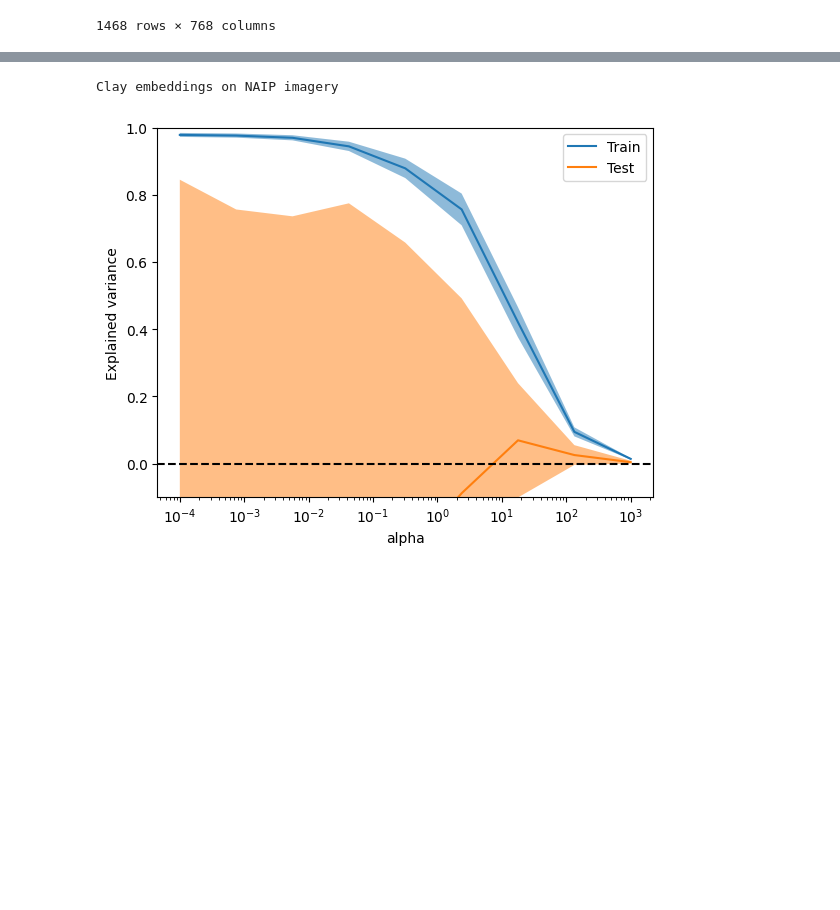
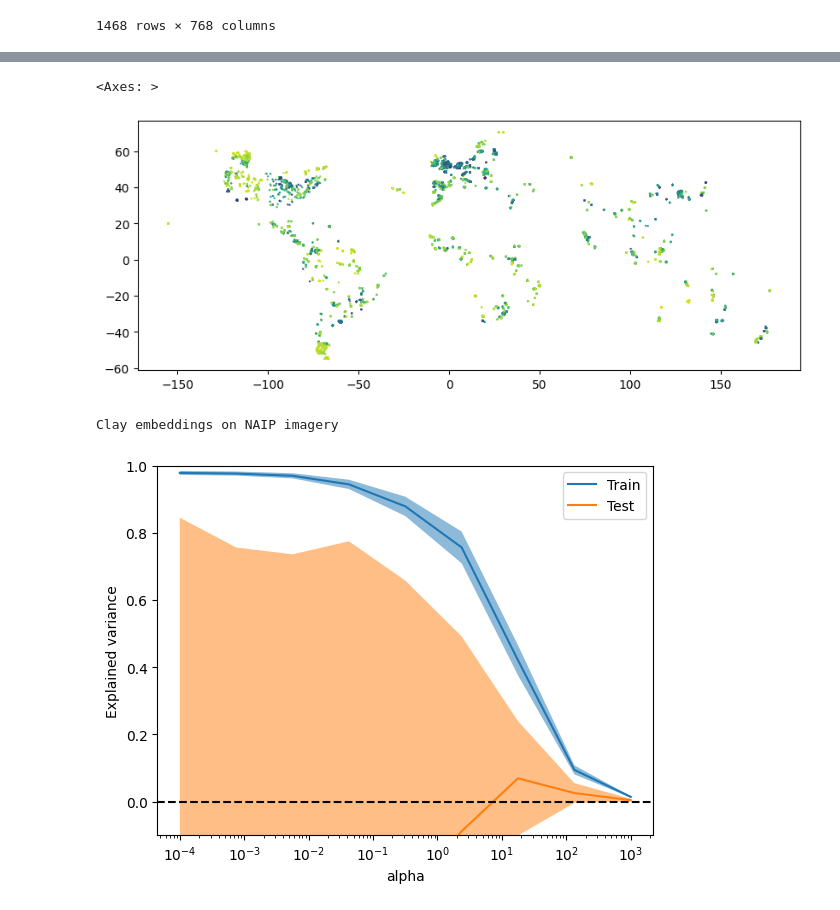
Before and after one commit to Vizzuality/ecosystem-condition-pilot, a Jupyter notebook: notebooks/naip_model_predicted_bii.ipynb, the cells around one changed output, grey strips where cells are left out. Cells and saved outputs as stored; diff of their text form; code cells hidden in the pictures; blank space fills up the shorter version.

Commit message:
update predicts model

```diff
--- a/notebooks/naip_model_predicted_bii.ipynb
+++ b/notebooks/naip_model_predicted_bii.ipynb
@@ -57,6 +58,17 @@ predicts_data.head()
 | 2 | AD1_2006__McFrederick 1 17 | AD1_2006__McFrederick 1 2 | AD1_2006__McFrederick 1 17_vs_AD1... | AD1_2006__McFrederick 1 | 0.936170 | 37.691700 | -122.433556 | 37.743056 | -122.413889 | 5973.480700 | Primary minimal | ... |
 | 3 | AD1_2006__McFrederick 1 18 | AD1_2006__McFrederick 1 2 | AD1_2006__McFrederick 1 18_vs_AD1... | AD1_2006__McFrederick 1 | 1.000000 | 37.618219 | -122.461981 | 37.743056 | -122.413889 | 14528.344901 | Primary minimal | ... |
 | 4 | AD1_2006__McFrederick 1 17 | AD1_2006__McFrederick 1 3 | AD1_2006__McFrederick 1 17_vs_AD1... | AD1_2006__McFrederick 1 | 0.936170 | 37.691700 | -122.433556 | 37.717222 | -122.466667 | 4071.365839 | Primary minimal | ... |
+# %%
+from matplotlib import markers
+
+
+predicts_coords.index = predicts_coords.index.str.replace('/', '_')
+df = predicts_coords.join(predicted_bii)
+gdf = gpd.GeoDataFrame(df, geometry=gpd.points_from_xy(df.Longitude, df.Latitude))
+gdf.plot(column='bii', cmap='viridis', figsize=(10, 10), markersize=.5)
+# %% [output]
+<Axes: >
+[figure, added]
 # %%
 np.random.seed(20240910)
 
```
Also changed, not shown: parts of 6 cells of this notebook, 5 other files.
